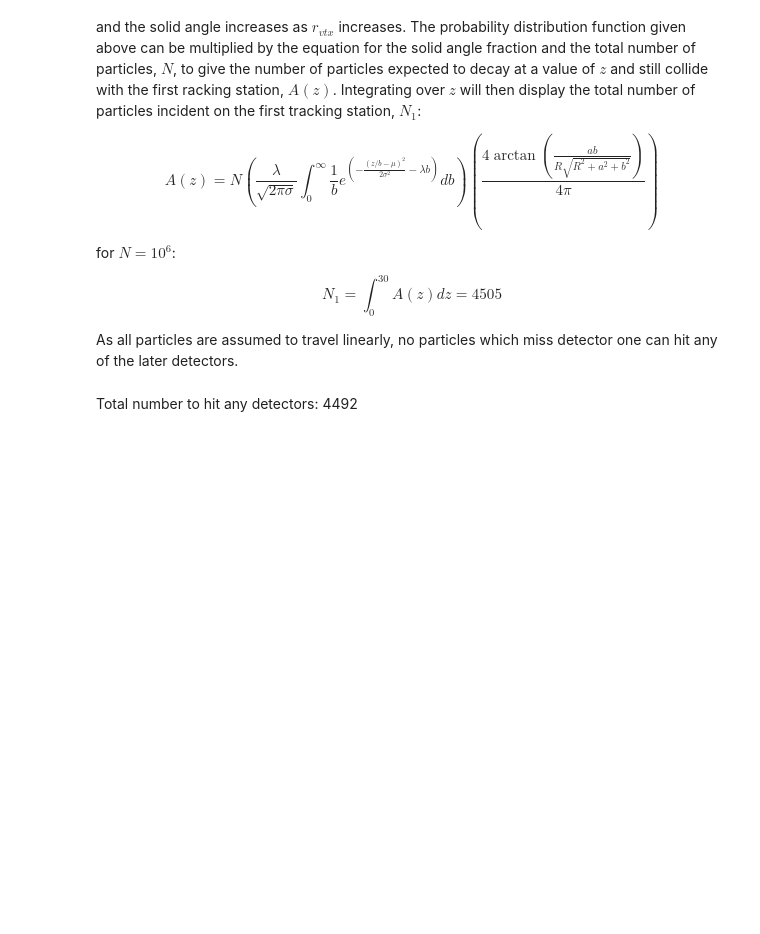
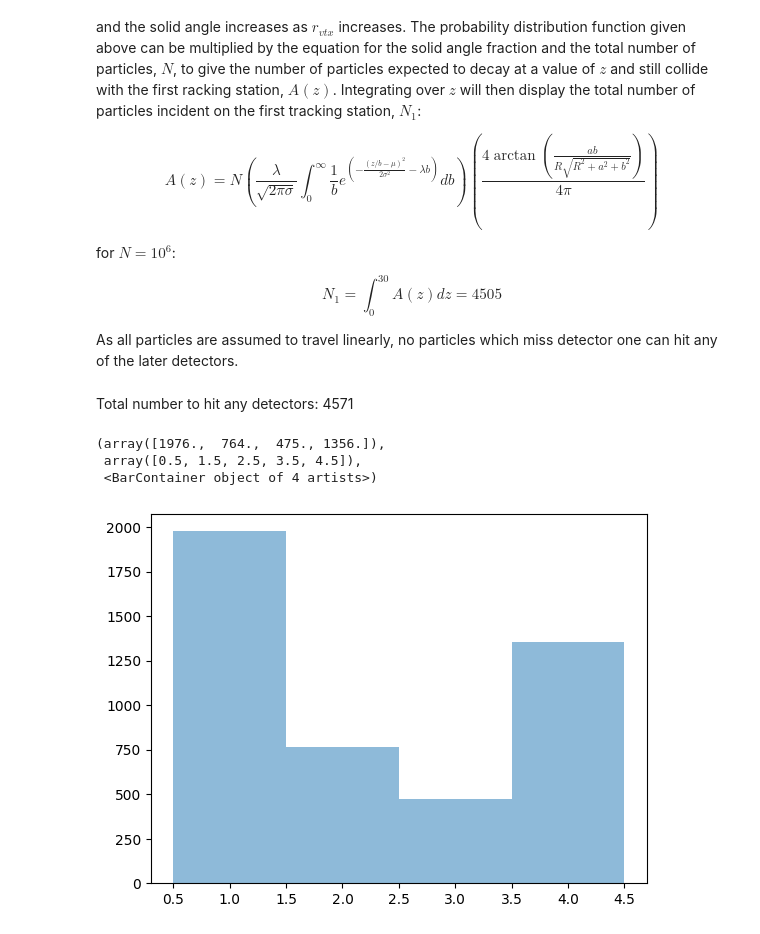
Before and after one commit to jpjharg/Coding-and-ML-year3, a Jupyter notebook: TB1/Project 1 - Option B.ipynb, the cells around one changed output. Saved outputs shown, nothing was run; the diff lists cells and outputs as text; code cells hidden in the pictures; blank space fills up the shorter version.

```diff
--- a/TB1/Project 1 - Option B.ipynb
+++ b/TB1/Project 1 - Option B.ipynb
@@ -317,8 +271,16 @@ $$ N_{1} = \int_0^{30} A(z) dz = 4505 $$
 
 As all particles are assumed to travel linearly, no particles which miss detector one can hit any of the later detectors.
 # %%
-num_hits = (run['x1'] != 0).sum()
+num_hits_total = (run['x1'] != 0).sum()
 
-Markdown(f"Total number to hit any detectors: {num_hits}")
+Markdown(f"Total number to hit any detectors: {num_hits_total}")
 # %% [output]
-Total number to hit any detectors: 4492
+Total number to hit any detectors: 4571
+# %%
+num_hits_list = num_hits.tolist()
+plt.hist(num_hits_list, bins=np.arange(min(num_hits_list)+1, max(num_hits_list) + 2.0) - 0.5, alpha=0.5)
+# %% [output]
+(array([1976.,  764.,  475., 1356.]),
+ array([0.5, 1.5, 2.5, 3.5, 4.5]),
+ <BarContainer object of 4 artists>)
+[figure, added]
```
Also changed, not shown: parts of 9 cells of this notebook.
